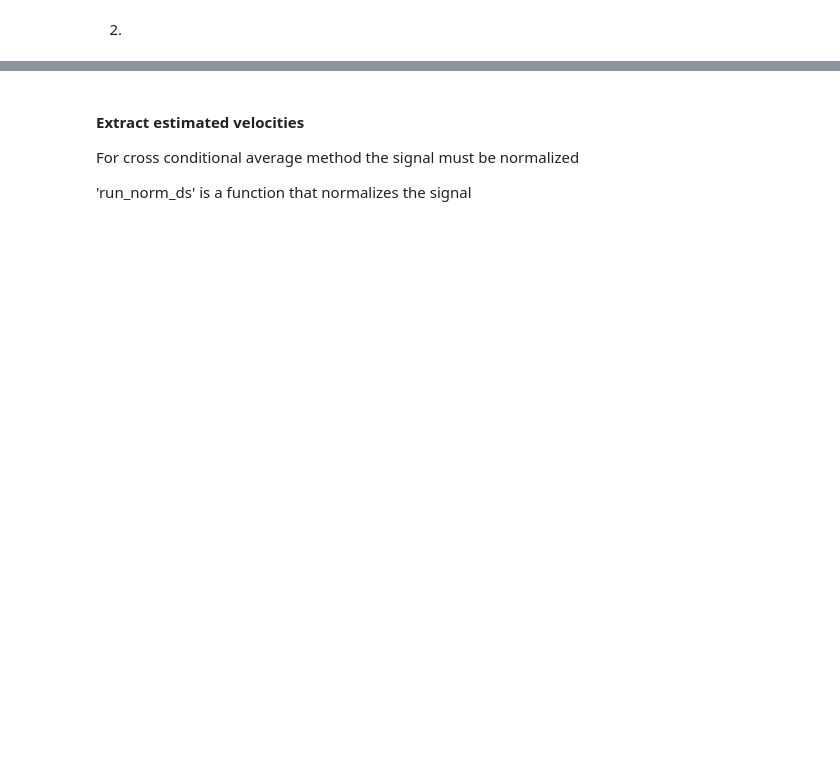
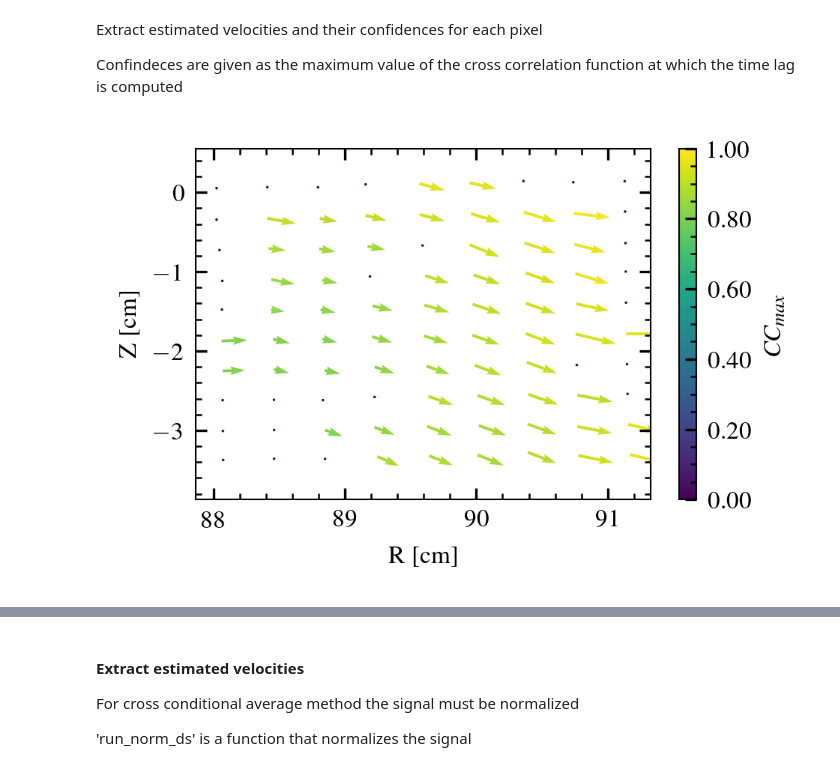
Before and after one commit to uit-cosmo/fpp-analysis-tools, a Jupyter notebook: guides/how_to_use_2D_velocity_estimate.ipynb, the cells around one changed output, grey strips where cells are left out. Drawn from its saved outputs; the diff is of its cells as text; code cells hidden in the pictures; blank space fills up the shorter version.

```diff
--- a/guides/how_to_use_2D_velocity_estimate.ipynb
+++ b/guides/how_to_use_2D_velocity_estimate.ipynb
@@ -8,0 +19,4 @@ import fppanalysis.two_dim_velocity_estimates as tdve
+# %%
+path = Path("/Users/ahe104/Box/mfe_data/raw_apd_data")
+shot = 1111208034
+ds = xr.open_dataset(str(path) + "/" + f"apd_signal_array_{shot}.nc")
@@ -13 +31,5 @@ The method (either cross correlation or cross conditional average) is specified
+# %% [markdown]
+Extract estimated velocities and their confidences for each pixel
+
+Confindeces are given as the maximum value of the cross correlation function at which the time lag is computed
 # %%
@@ -17,5 +38,31 @@ vy = movie_data.get_vy()
 confidences = movie_data.get_confidences()
 R = movie_data.get_R()
 Z = movie_data.get_Z()
-# %% [markdown]
-2.
+# %%
+R_coordinates, Z_coordinates = tdve._get_rz_full(ds)
+# %%
+axes_size = cosmoplots.set_rcparams_dynamo(plt.rcParams, num_cols=1, ls="thin")
+plt.rcParams["mathtext.fontset"] = "custom"
+
+fig = plt.figure()
+ax = fig.add_axes(axes_size)
+norm = mpl.colors.Normalize(vmin=0, vmax=1)
+qiv = ax.quiver(
+    R,
+    Z,
+    vx,
+    vy,
+    confidences,
+    scale=210000,
+    scale_units="xy",
+    angles="xy",
+    norm=norm,
+)
+cbar = fig.colorbar(qiv, format="%.2f")
+cbar.ax.set_ylabel(r"$CC_{max} $")
+ax.set_xlabel("R [cm]")
+ax.set_ylabel("Z [cm]")
+ax.set_ylim(min(Z_coordinates[0]) - 0.5, max(Z_coordinates[0] + 0.5))
+plt.show()
+# %% [output]
+[figure, added]
```
Also changed, not shown: parts of 9 cells of this notebook.
